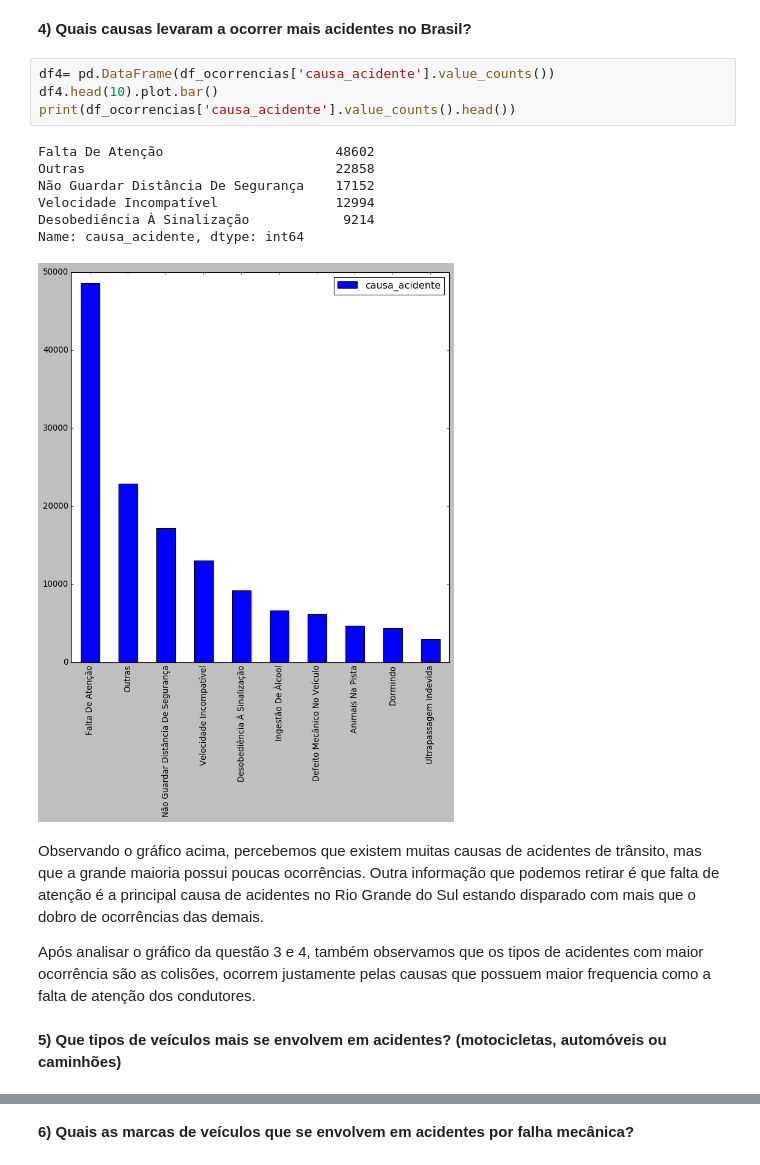
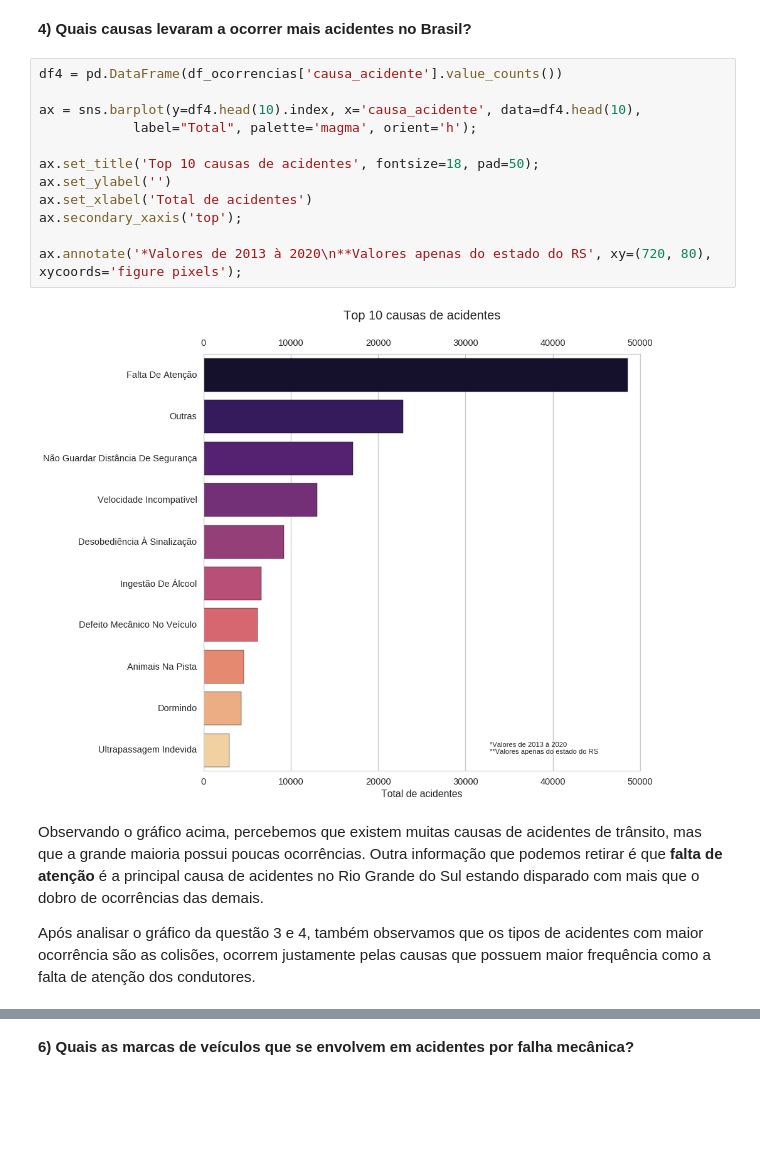
Before and after one commit to XQDLteam/brazil_highway_accidents, a Jupyter notebook: acidentes_br.ipynb, the cells around one changed output, grey strips where cells are left out. Cells and saved outputs as stored; diff of their text form; blank space fills up the shorter version.

```diff
--- a/acidentes_br.ipynb
+++ b/acidentes_br.ipynb
@@ -363,21 +373,21 @@ Visualizando os dados e o gráfico, podemos observar que existem muitos tipos de
 Somando as ocorrências do 5º tipo de acidente até o 18º ainda sim não alcança o disparado primeiro lugar de acidentes por **colisão traseira**.
 # %% [markdown]
 **4) Quais causas levaram a ocorrer mais acidentes no Brasil?**
-# %%
-df4= pd.DataFrame(df_ocorrencias['causa_acidente'].value_counts())
-df4.head(10).plot.bar()
-print(df_ocorrencias['causa_acidente'].value_counts().head())
-# %% [output]
-Falta De Atenção                      48602
-Outras                                22858
-Não Guardar Distância De Segurança    17152
-Velocidade Incompatível               12994
-Desobediência À Sinalização            9214
-Name: causa_acidente, dtype: int64
-[figure, removed]
+# %%
+df4 = pd.DataFrame(df_ocorrencias['causa_acidente'].value_counts())
+
+ax = sns.barplot(y=df4.head(10).index, x='causa_acidente', data=df4.head(10),
+            label="Total", palette='magma', orient='h');
+
+ax.set_title('Top 10 causas de acidentes', fontsize=18, pad=50);
+ax.set_ylabel('')
+ax.set_xlabel('Total de acidentes')
+ax.secondary_xaxis('top');
+
+ax.annotate('*Valores de 2013 à 2020\n**Valores apenas do estado do RS', xy=(720, 80), xycoords='figure pixels');
+# %% [output]
+[figure, added]
 # %% [markdown]
-Observando o gráfico acima, percebemos que existem muitas causas de acidentes de trânsito, mas que a grande maioria possui poucas ocorrências. Outra informação que podemos retirar é que falta de atenção é a principal causa de acidentes no Rio Grande do Sul estando disparado com mais que o dobro de ocorrências das demais.
+Observando o gráfico acima, percebemos que existem muitas causas de acidentes de trânsito, mas que a grande maioria possui poucas ocorrências. Outra informação que podemos retirar é que **falta de atenção** é a principal causa de acidentes no Rio Grande do Sul estando disparado com mais que o dobro de ocorrências das demais.
 
-Após analisar o gráfico da questão 3 e 4, também observamos que os tipos de acidentes com maior ocorrência são as colisões, ocorrem justamente pelas causas que possuem maior frequencia como a falta de atenção dos condutores.
+Após analisar o gráfico da questão 3 e 4, também observamos que os tipos de acidentes com maior ocorrência são as colisões, ocorrem justamente pelas causas que possuem maior frequência como a falta de atenção dos condutores.
-# %% [markdown]
-**5) Que tipos de veículos mais se envolvem em acidentes? (motocicletas, automóveis ou caminhões)**
```
Also changed, not shown: parts of 12 cells of this notebook, 1 other file.
